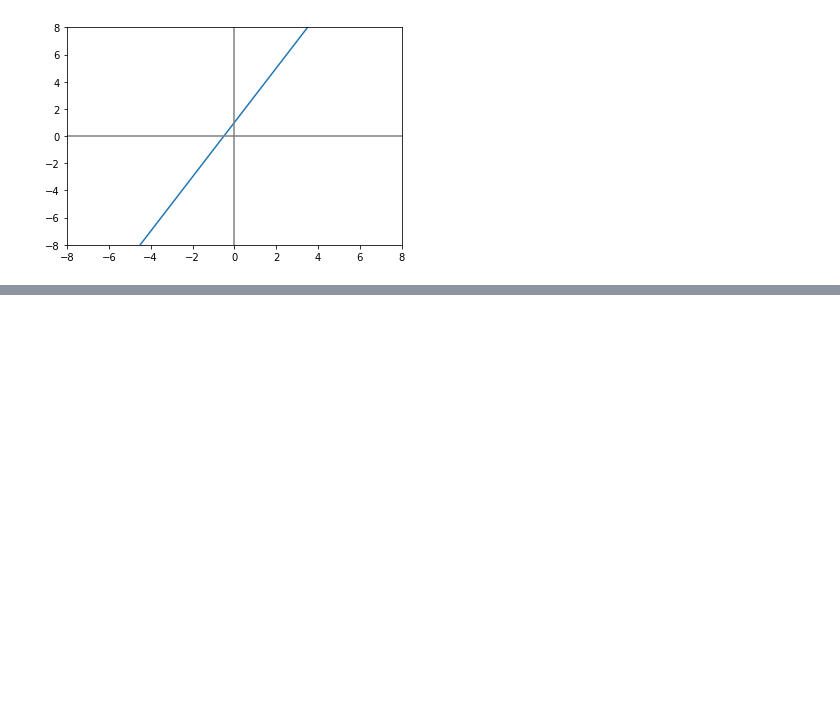
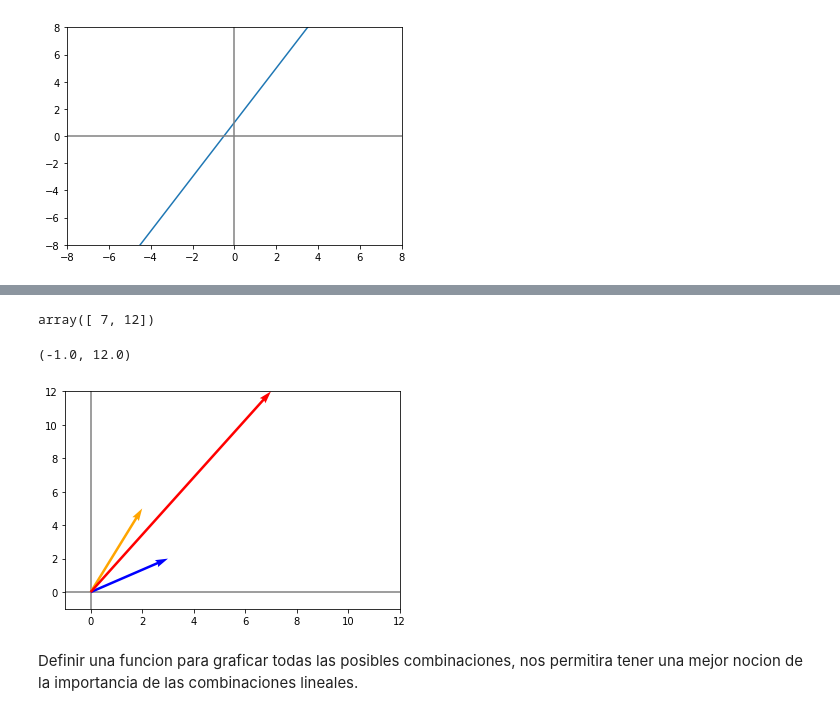
Before and after one commit to OscarABazanez/Fundamentos-de-Algebra-Lineal-con-Python, a Jupyter notebook: [2] transposicion-suma-matrices-escalares.ipynb, the cells around one changed output, grey strips where cells are left out. Saved outputs shown, nothing was run; the diff lists cells and outputs as text; code cells hidden in the pictures; blank space fills up the shorter version.

Commit message:
Combinacion lineal

```diff
--- a/[2] transposicion-suma-matrices-escalares.ipynb
+++ b/[2] transposicion-suma-matrices-escalares.ipynb
@@ -494,0 +531,19 @@ plt.show()
+# %%
+%run "func_aux/graficar_vectores.ipynb"
+
+v1 = np.array([2,5])
+v2 = np.array([3,2])
+
+v1_tv2 = 2*v1+v2
+v1_tv2
+# %% [output]
+array([ 7, 12])
+# %%
+graficarVectores([v1,v2,v1_tv2],['orange','blue','red'])
+plt.xlim(-1,12)
+plt.ylim(-1,12)
+# %% [output]
+(-1.0, 12.0)
+[figure, added]
+# %% [markdown]
+Definir una funcion para graficar todas las posibles combinaciones, nos permitira tener una mejor nocion de la importancia de las combinaciones lineales.
```
Also changed, not shown: parts of 7 cells of this notebook, 1 other file.
